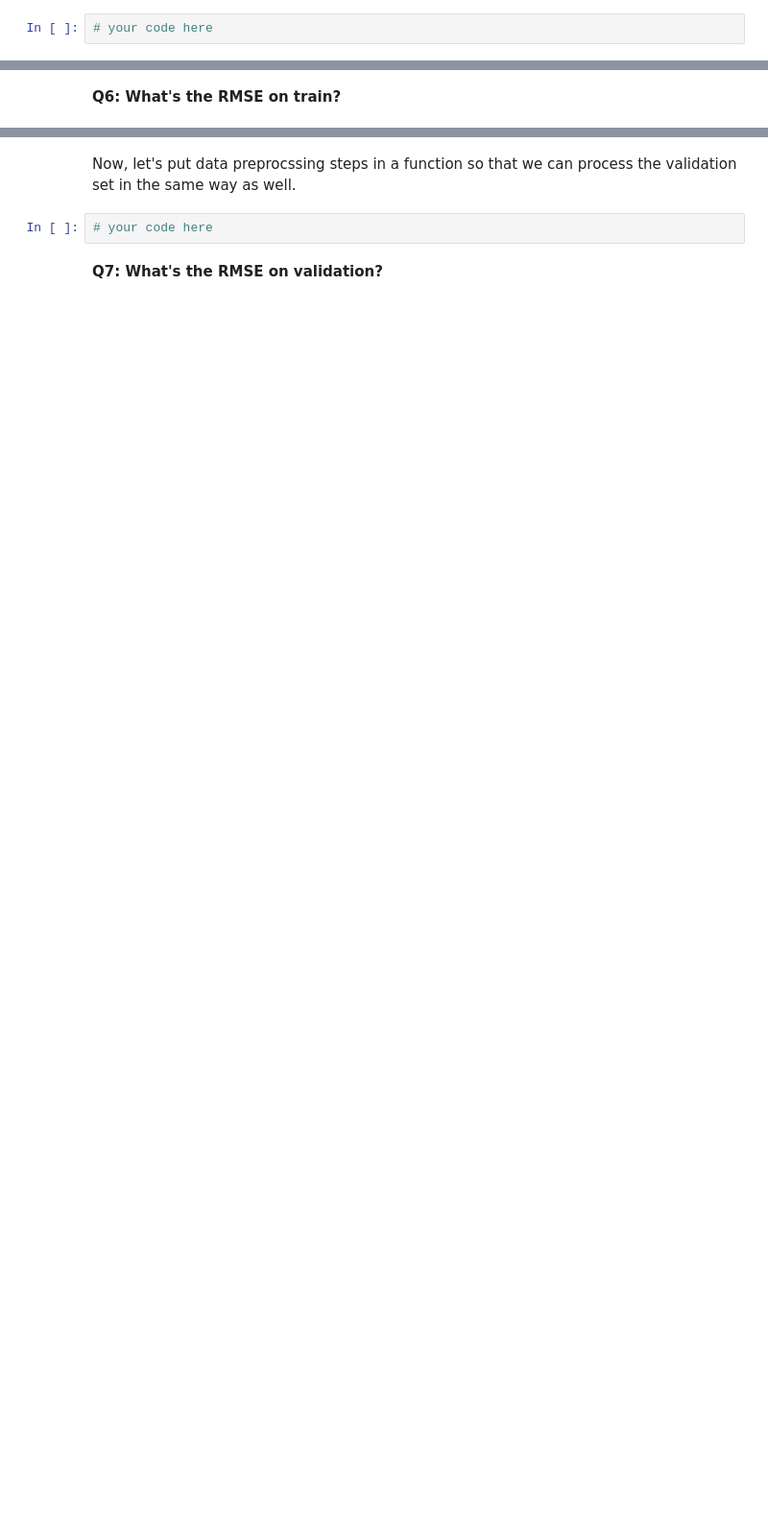
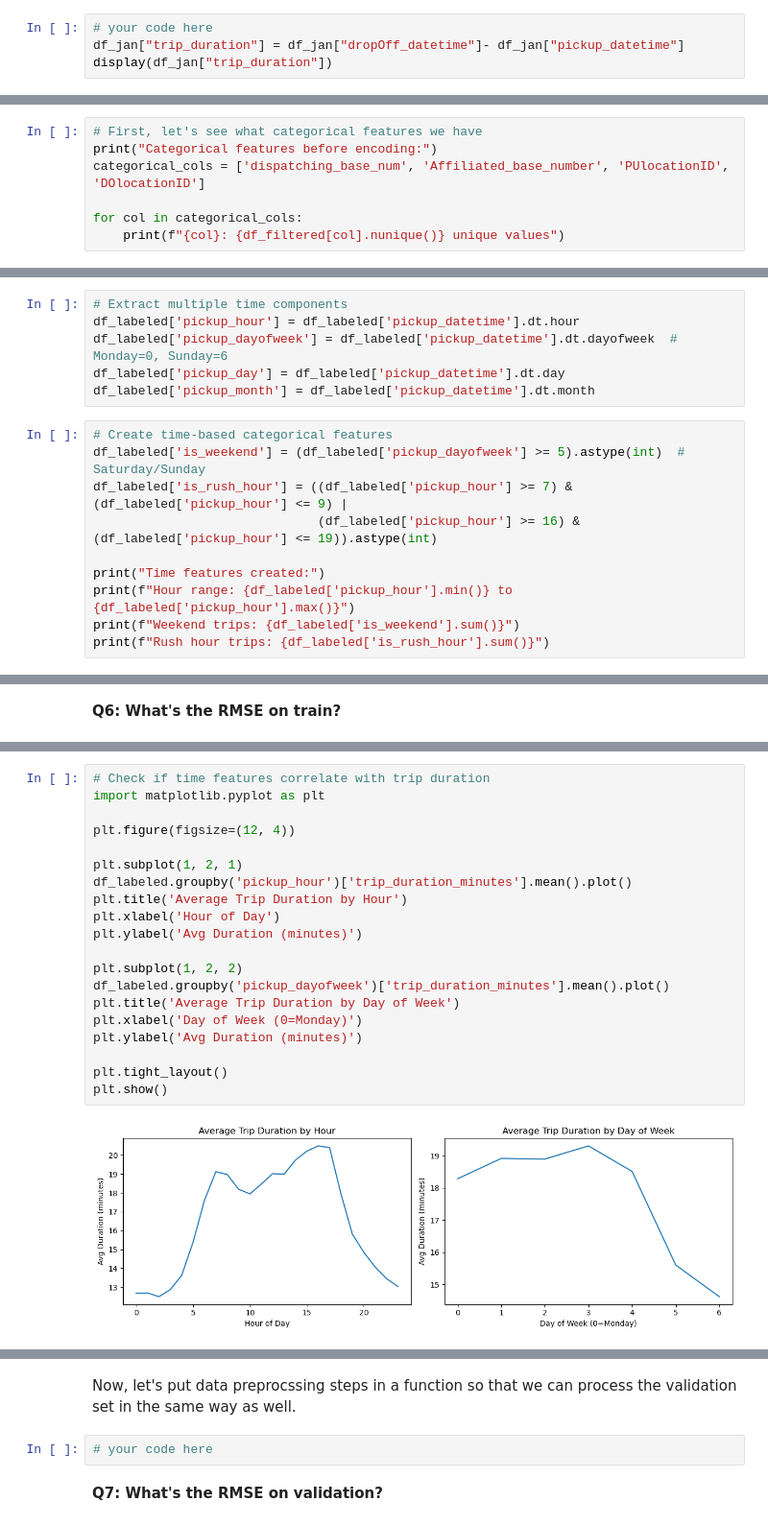
Before and after one commit to GFiaMon/lab-dsai-intro-to-mlops, a Jupyter notebook: main.ipynb, the cells around one changed output, grey strips where cells are left out. Shown: that part at 96% size. Drawn from its saved outputs; the diff is of its cells as text; blank space fills up the shorter version.

```diff
--- a/main.ipynb
+++ b/main.ipynb
@@ -19,3 +63,5 @@ df_feb = pd.read_parquet('./data/fhv_tripdata_2021-02.parquet')
 **Q2: What's the average trip duration in January?**
 # %%
 # your code here
+df_jan["trip_duration"] = df_jan["dropOff_datetime"]- df_jan["pickup_datetime"]
+display(df_jan["trip_duration"])
@@ -31,0 +214,7 @@ df_feb = pd.read_parquet('./data/fhv_tripdata_2021-02.parquet')
+# %%
+# First, let's see what categorical features we have
+print("Categorical features before encoding:")
+categorical_cols = ['dispatching_base_num', 'Affiliated_base_number', 'PUlocationID', 'DOlocationID']
+
+for col in categorical_cols:
+    print(f"{col}: {df_filtered[col].nunique()} unique values")
@@ -33,0 +309,16 @@ df_feb = pd.read_parquet('./data/fhv_tripdata_2021-02.parquet')
+# %%
+# Extract multiple time components
+df_labeled['pickup_hour'] = df_labeled['pickup_datetime'].dt.hour
+df_labeled['pickup_dayofweek'] = df_labeled['pickup_datetime'].dt.dayofweek  # Monday=0, Sunday=6
+df_labeled['pickup_day'] = df_labeled['pickup_datetime'].dt.day
+df_labeled['pickup_month'] = df_labeled['pickup_datetime'].dt.month
+# %%
+# Create time-based categorical features
+df_labeled['is_weekend'] = (df_labeled['pickup_dayofweek'] >= 5).astype(int)  # Saturday/Sunday
+df_labeled['is_rush_hour'] = ((df_labeled['pickup_hour'] >= 7) & (df_labeled['pickup_hour'] <= 9) |
+                              (df_labeled['pickup_hour'] >= 16) & (df_labeled['pickup_hour'] <= 19)).astype(int)
+
+print("Time features created:")
+print(f"Hour range: {df_labeled['pickup_hour'].min()} to {df_labeled['pickup_hour'].max()}")
+print(f"Weekend trips: {df_labeled['is_weekend'].sum()}")
+print(f"Rush hour trips: {df_labeled['is_rush_hour'].sum()}")
@@ -36,2 +365,24 @@ df_feb = pd.read_parquet('./data/fhv_tripdata_2021-02.parquet')
+# %%
+# Check if time features correlate with trip duration
+import matplotlib.pyplot as plt
+
+plt.figure(figsize=(12, 4))
+
+plt.subplot(1, 2, 1)
+df_labeled.groupby('pickup_hour')['trip_duration_minutes'].mean().plot()
+plt.title('Average Trip Duration by Hour')
+plt.xlabel('Hour of Day')
+plt.ylabel('Avg Duration (minutes)')
+
+plt.subplot(1, 2, 2)
+df_labeled.groupby('pickup_dayofweek')['trip_duration_minutes'].mean().plot()
+plt.title('Average Trip Duration by Day of Week')
+plt.xlabel('Day of Week (0=Monday)')
+plt.ylabel('Avg Duration (minutes)')
+
+plt.tight_layout()
+plt.show()
+# %% [output]
+[figure, added]
 # %%
 # your code here
```
Also changed, not shown: parts of 36 cells of this notebook.
